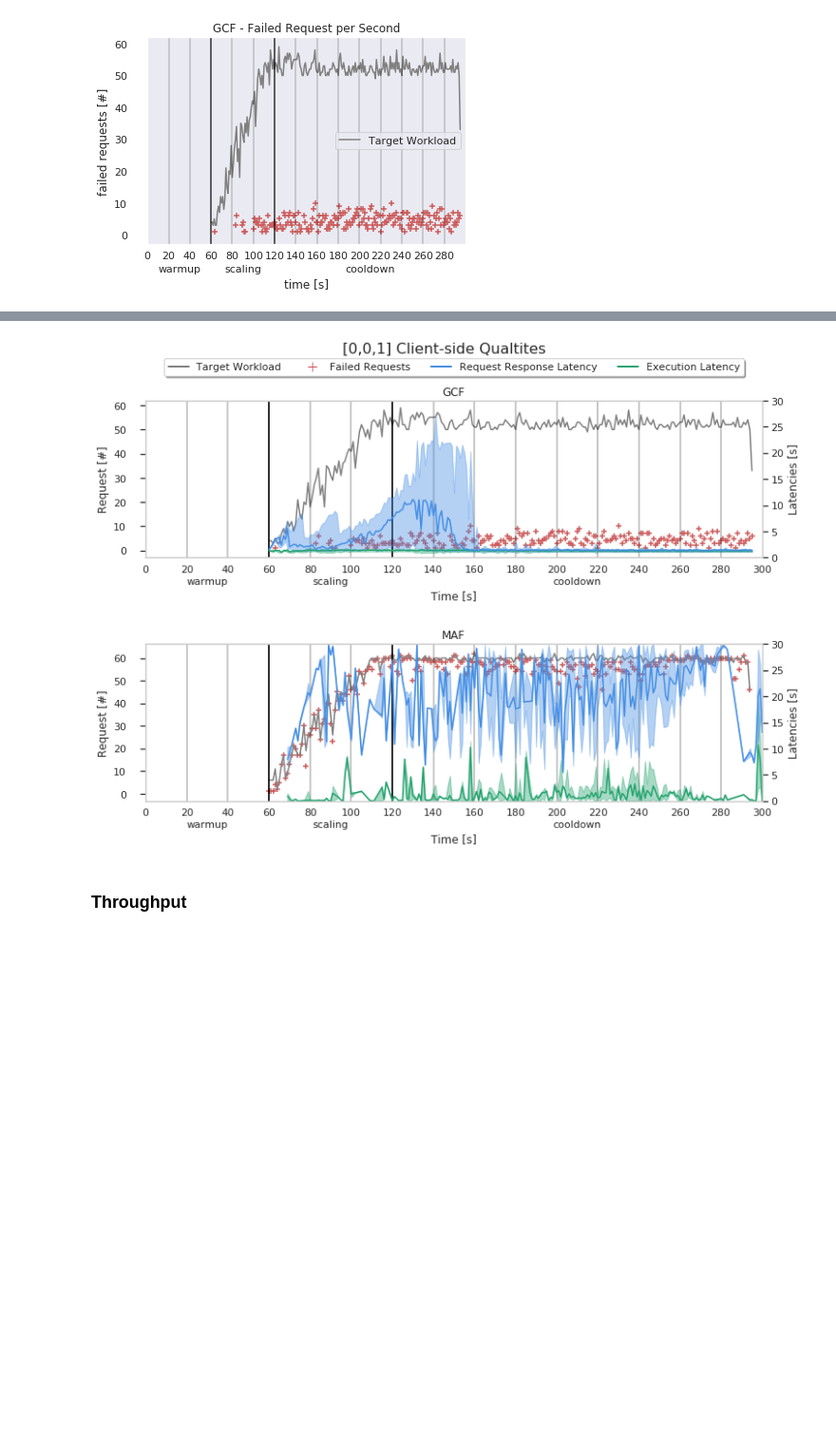
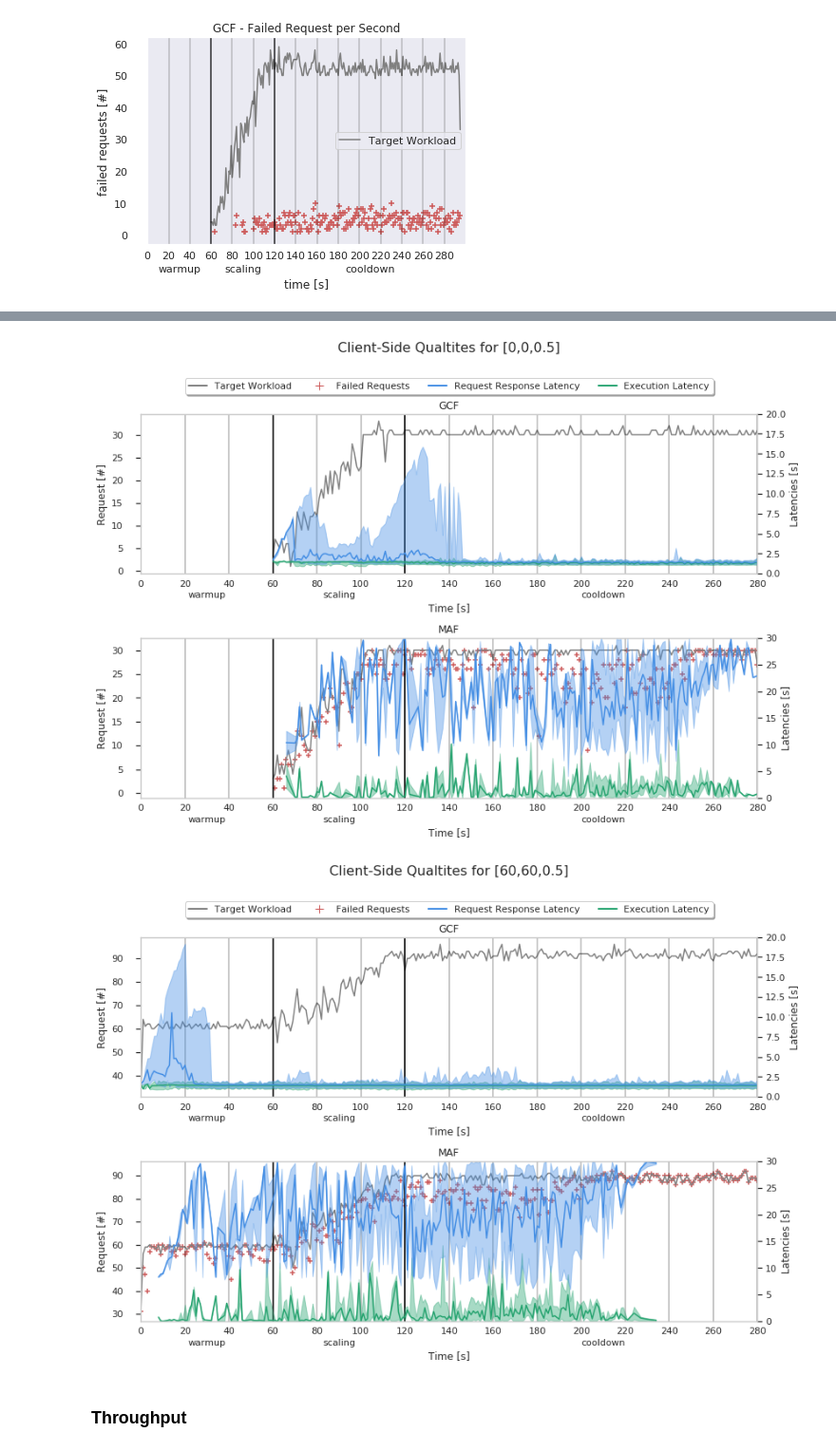
Before and after one commit to tawalaya/FaaSElasticityEngineering, a Jupyter notebook: SW-Analysis.ipynb, the cells around one changed output, grey strips where cells are left out. Shown at 95% size. Cells and saved outputs as stored; diff of their text form; code cells hidden in the pictures; blank space fills up the shorter version.

```diff
--- a/SW-Analysis.ipynb
+++ b/SW-Analysis.ipynb
@@ -104,11 +104,12 @@ style = {
         "Request Response Latency":"#448ee4",
         "Execution Latency":"#25a36f",
         "Backward Response Delivery Latency":"#89a203",
-        "Delivery":"#d1ffbd",
+        "Delivery":"#89a203",
+        "Delivery Latency":"#89a203",
         "Request Response":"#448ee4",
         "Execution":"#25a36f",
         "Backward Response Delivery":"#89a203",
-        "DLat":"#d1ffbd",
+        "DLat":"#89a203",
         "BLat":"#89a203",
         "RLat":"#448ee4",
         "ELat":"#25a36f"
@@ -453,25 +462,35 @@ plt.savefig("reports/ClientSideQA-{}-Good.pdf".format(workload))
 # %%
-fig,axs = plt.subplots(2,figsize=(12,8))
-idx = 0
-plt.suptitle("[{}] Client-side Qualtites".format(workload), fontsize=16,y=0.99)
-for provider in ["gcf","azure"]:
-    ax = axs[idx]
-    plotClientSideOverview(ax,all,provider,workload,title="{}".format(style[provider]["name"]),legend=None,ylim=[0,30])
-    idx+=1
+from matplotlib.lines import Line2D
 
-legendShapes = [
-    Line2D([0], [0], color="gray", lw=2),
-    Line2D([0], [0], marker='+', lw=0,color='indianred',markerfacecolor='indianred', markersize=10),
-    Line2D([0], [0], color=style["Lats"]["RLat"], lw=2),
-    Line2D([0], [0], color=style["Lats"]["ELat"], lw=2)
-]
-legendNames = ["Target Workload","Failed Requests",style["Names"]["RLat"],style["Names"]["ELat"]]
-axs[0].legend(legendShapes, legendNames,
-    loc='upper center', bbox_to_anchor=(0.5, 1.3),fancybox=True, shadow=True, ncol=5)
-plt.subplots_adjust(hspace=0.55)
-plt.savefig("reports/ClientSideQA-{}-Bad.pdf".format(workload))
+ylims = {"gcf":{"0,0,0.5":[0,20],"60,60,0.5":[0,20]},"azure":{"0,0,0.5":[0,30],"60,60,0.5":[0,30]}}
+
+for workload in ["0,0,0.5","60,60,0.5"]:
+    fig,axs = plt.subplots(2,figsize=(12,8))
+    plt.suptitle("Client-Side Qualtites for [%s]"%workload, fontsize=16,y=1.05)
+    idx = 0
+    for provider in ["gcf","azure"]:
+        ax = axs[idx]
+        plotClientSideOverview(ax,all,provider,workload,
+                title="{}".format(style[provider]["name"]),legend=None,ylim=ylims[provider][workload])
+        ax.set_xlim([0,280])
+        idx+=1
+
+
+    legendShapes = [
+            Line2D([0], [0], color="gray", lw=2),
+            Line2D([0], [0], marker='+', lw=0,color='indianred',markerfacecolor='indianred', markersize=10),
+            Line2D([0], [0], color=style["Lats"]["RLat"], lw=2),
+            Line2D([0], [0], color=style["Lats"]["ELat"], lw=2)
+        ]
+    legendNames = ["Target Workload","Failed Requests",style["Names"]["RLat"],style["Names"]["ELat"]]
+    axs[0].legend(legendShapes, legendNames,
+        loc='upper center', bbox_to_anchor=(0.5, 1.25),fancybox=True, shadow=True, ncol=5)
+#plt.subplots_adjust(hspace=0.25)
+    plt.tight_layout()
+    plt.savefig("reports/ClientSideQA-{}-B.pdf".format(workload))
 # %% [output]
-[figure, old version]
+[figure, new version]
+[figure, added]
 # %% [markdown]
 ### Throughput
 # %%
```
Also changed, not shown: parts of 5 cells of this notebook, 55 other files.
